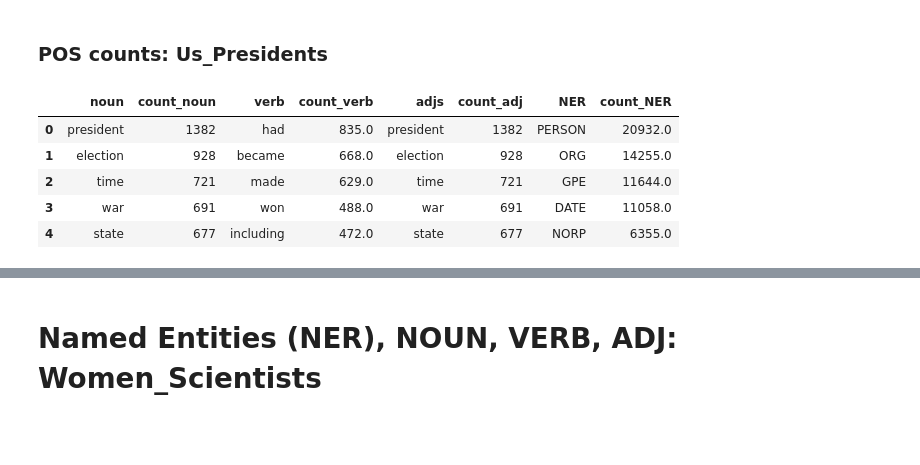
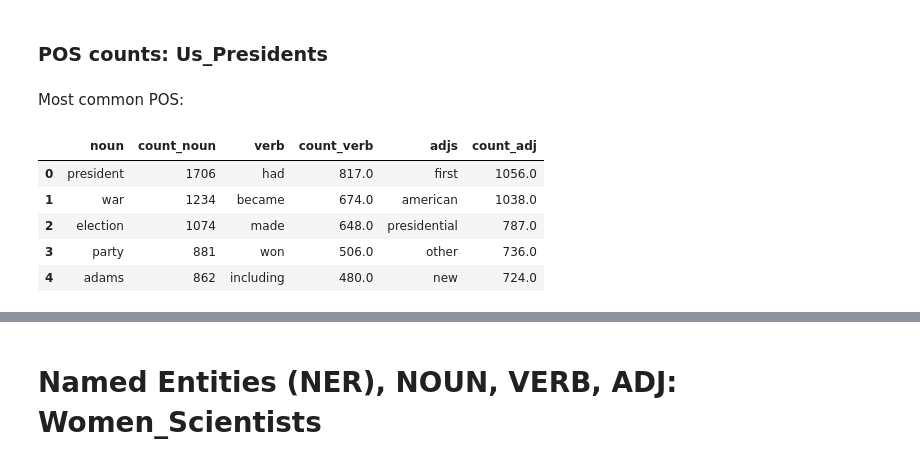
Before and after one commit to ClementineBleuze/M1-NLP-DataScience-Project, a Jupyter notebook: code/part1/2-data-analysis.ipynb, the cells around one changed output, grey strips where cells are left out. Saved outputs shown, nothing was run; the diff lists cells and outputs as text; code cells hidden in the pictures; blank space fills up the shorter version.

```diff
--- a/code/part1/2-data-analysis.ipynb
+++ b/code/part1/2-data-analysis.ipynb
@@ -449,12 +449,15 @@ df_NER_pre.plot.barh(x='NER', y='count_NER', title="NER:US_Presidents", figsize=
 [figure]
 # %% [markdown]
 ### POS counts: Us_Presidents
-# %%
-doc_pre = nlp(pre_sci_df['text'].where(pre_sci_df['category']=="US_Presidents").str.cat(sep=' '))
-for token in doc_pre :
-    print(token.text, token.pos_)
+# %%
+doc_pres = []
+for pres in [Pres_1, Pres_2, Pres_3, Pres_4]:
+    doc_pres.append(nlp(pres))
+
+doc_pre = []
+for doc in doc_pres:
+    doc_pre.extend([tok for tok in doc])
 # %%
-
 nouns = [token.text for token in doc_pre if token.pos_ == 'NOUN']
 verbs = [token.text for token in doc_pre if token.pos_ == 'VERB']
 adjs=[token.text for token in doc_pre if token.pos_ == 'ADJ']
@@ -464,14 +467,16 @@ adjs_tally=Counter(adjs)
 
 df_nouns_pre = pd.DataFrame(nouns_tally.most_common(), columns=['noun', 'count_noun'])
 df_verbs_pre = pd.DataFrame(verbs_tally.most_common(), columns=['verb', 'count_verb'])
-df_adjs_pre = pd.DataFrame(nouns_tally.most_common(), columns=['adjs', 'count_adj'])
+df_adjs_pre = pd.DataFrame(adjs_tally.most_common(), columns=['adjs', 'count_adj'])
+# %% [markdown]
+Most common POS:
 # %%
-df_pre = pd.concat([df_nouns_pre, df_verbs_pre,df_adjs_pre,df_NER_pre], axis = 1)
+df_pre = pd.concat([df_nouns_pre, df_verbs_pre,df_adjs_pre], axis = 1)
 df_pre.head()
 # %% [output]
-|  | noun | count_noun | verb | count_verb | adjs | count_adj | NER | count_NER |
-| 0 | president | 1382 | had | 835.0 | president | 1382 | PERSON | 20932.0 |
-| 1 | election | 928 | became | 668.0 | election | 928 | ORG | 14255.0 |
-| 2 | time | 721 | made | 629.0 | time | 721 | GPE | 11644.0 |
-| 3 | war | 691 | won | 488.0 | war | 691 | DATE | 11058.0 |
-| 4 | state | 677 | including | 472.0 | state | 677 | NORP | 6355.0 |
+|  | noun | count_noun | verb | count_verb | adjs | count_adj |
+| 0 | president | 1706 | had | 817.0 | first | 1056.0 |
+| 1 | war | 1234 | became | 674.0 | american | 1038.0 |
+| 2 | election | 1074 | made | 648.0 | presidential | 787.0 |
+| 3 | party | 881 | won | 506.0 | other | 736.0 |
+| 4 | adams | 862 | including | 480.0 | new | 724.0 |
```
Also changed, not shown: parts of 19 cells of this notebook.
